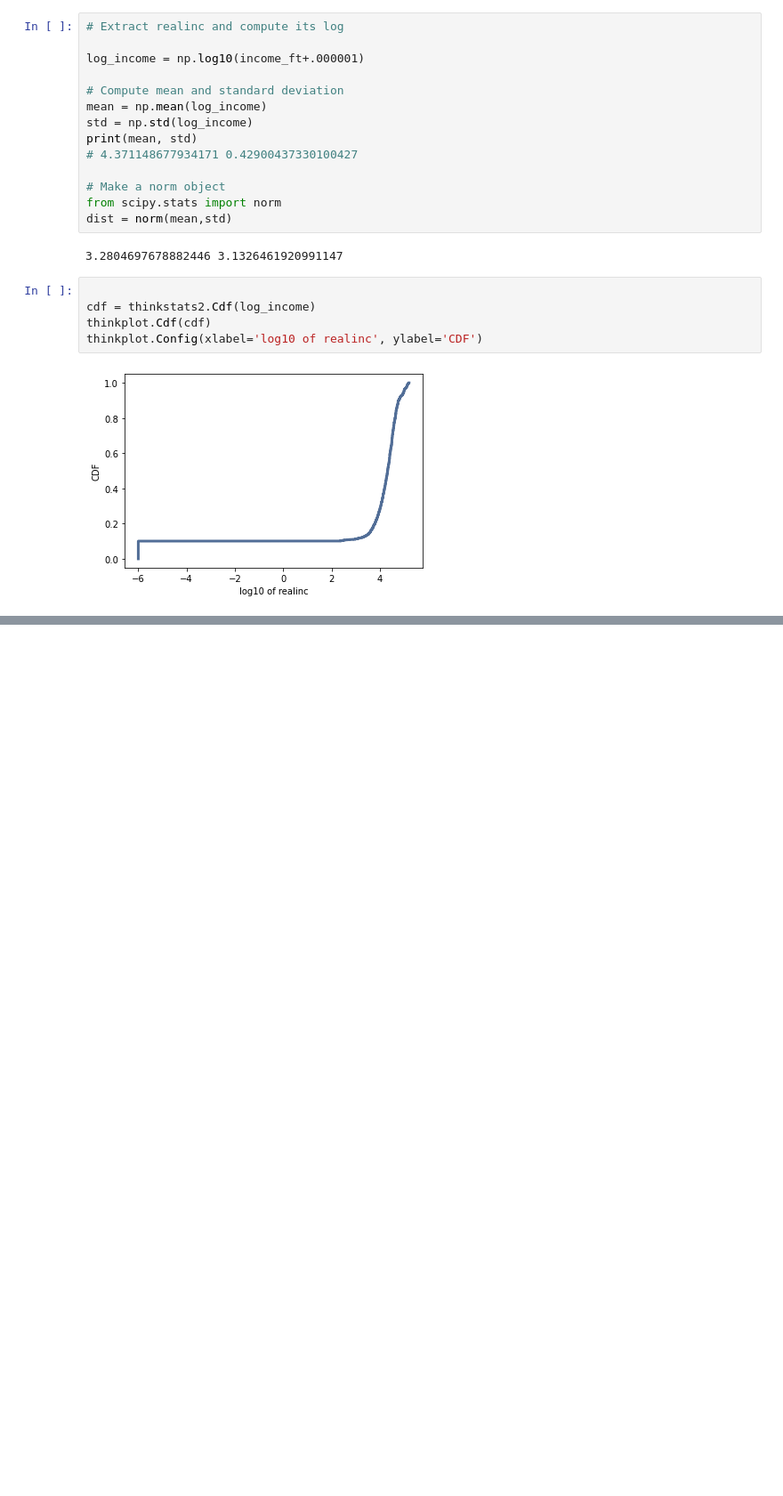
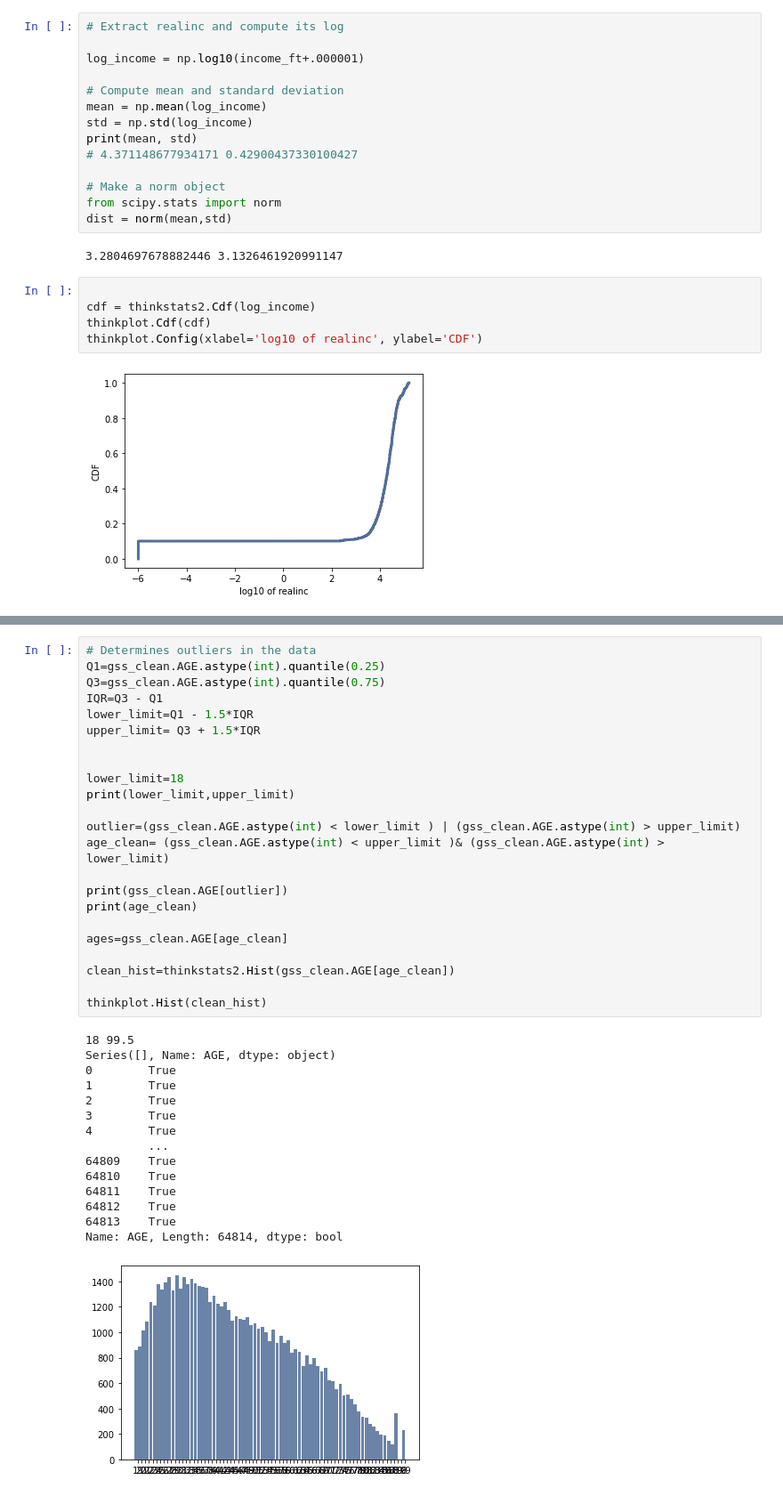
Before and after one commit to madhukarayachit/ThinkStats2, a Jupyter notebook: DSC530/Week12/Ayachit_Madhukar_Week12.ipynb, the cells around one changed output, grey strips where cells are left out. Shown at 89% size. Saved outputs shown, nothing was run; the diff lists cells and outputs as text; blank space fills up the shorter version.

```diff
--- a/DSC530/Week12/Ayachit_Madhukar_Week12.ipynb
+++ b/DSC530/Week12/Ayachit_Madhukar_Week12.ipynb
@@ -177,0 +270,39 @@ thinkplot.Config(xlabel='log10 of realinc', ylabel='CDF')
+# %%
+# Determines outliers in the data
+Q1=gss_clean.AGE.astype(int).quantile(0.25)
+Q3=gss_clean.AGE.astype(int).quantile(0.75)
+IQR=Q3 - Q1
+lower_limit=Q1 - 1.5*IQR
+upper_limit= Q3 + 1.5*IQR
+
+
+lower_limit=18
+print(lower_limit,upper_limit)
+
+outlier=(gss_clean.AGE.astype(int) < lower_limit ) | (gss_clean.AGE.astype(int) > upper_limit)
+age_clean= (gss_clean.AGE.astype(int) < upper_limit )& (gss_clean.AGE.astype(int) > lower_limit)
+
+print(gss_clean.AGE[outlier])
+print(age_clean)
+
+ages=gss_clean.AGE[age_clean]
+
+clean_hist=thinkstats2.Hist(gss_clean.AGE[age_clean])
+
+thinkplot.Hist(clean_hist)
+# %% [output]
+18 99.5
+Series([], Name: AGE, dtype: object)
+0        True
+1        True
+2        True
+3        True
+4        True
+         ...
+64809    True
+64810    True
+64811    True
+64812    True
+64813    True
+Name: AGE, Length: 64814, dtype: bool
+[figure, added]
```
Also changed, not shown: parts of 32 cells of this notebook.
